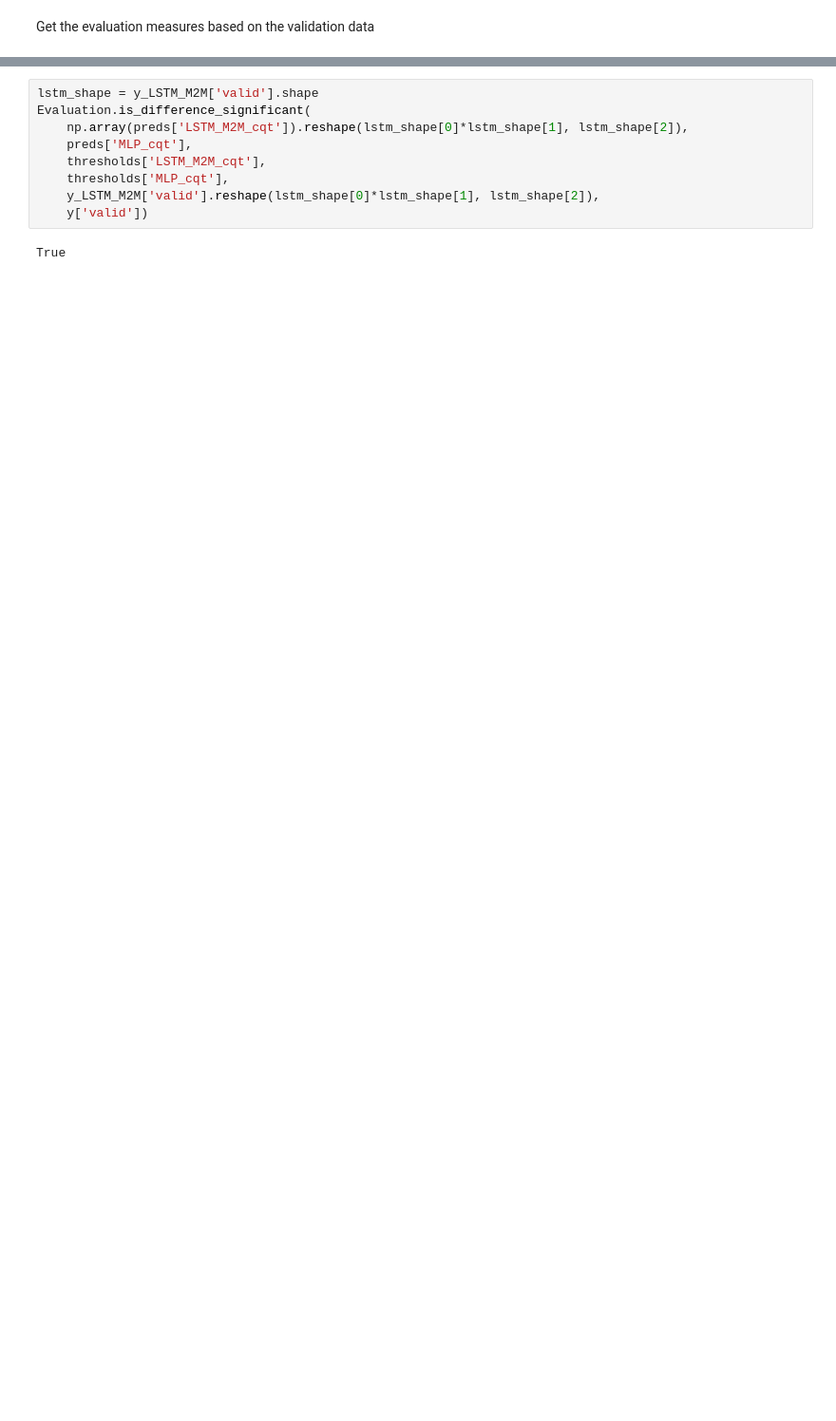
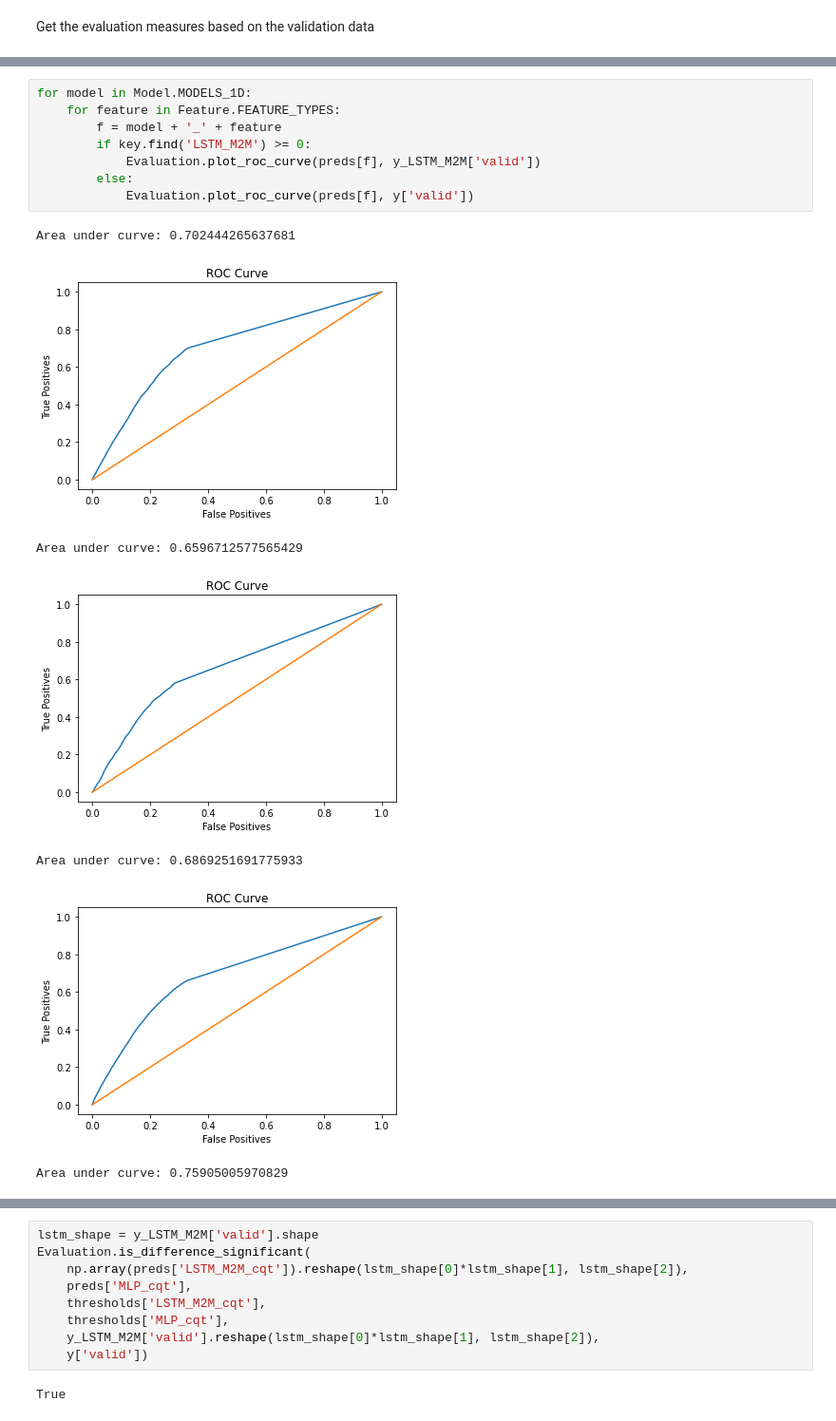
Before and after one commit to asahicantu/DAT5502021, a Jupyter notebook: ModelsEvaluation.ipynb, the cells around one changed output, grey strips where cells are left out. Shown at 95% size. Cells and saved outputs as stored; diff of their text form; blank space fills up the shorter version.

```diff
--- a/ModelsEvaluation.ipynb
+++ b/ModelsEvaluation.ipynb
@@ -139,0 +208,16 @@ Area under curve: 0.7585496381821201
+# %%
+for model in Model.MODELS_1D:
+    for feature in Feature.FEATURE_TYPES:
+        f = model + '_' + feature
+        if key.find('LSTM_M2M') >= 0:
+            Evaluation.plot_roc_curve(preds[f], y_LSTM_M2M['valid'])
+        else:
+            Evaluation.plot_roc_curve(preds[f], y['valid'])
+# %% [output]
+Area under curve: 0.702444265637681
+[figure, added]
+Area under curve: 0.6596712577565429
+[figure, added]
+Area under curve: 0.6869251691775933
+[figure, added]
+Area under curve: 0.75905005970829
```
Also changed, not shown: parts of 15 cells of this notebook, 16 other files.
